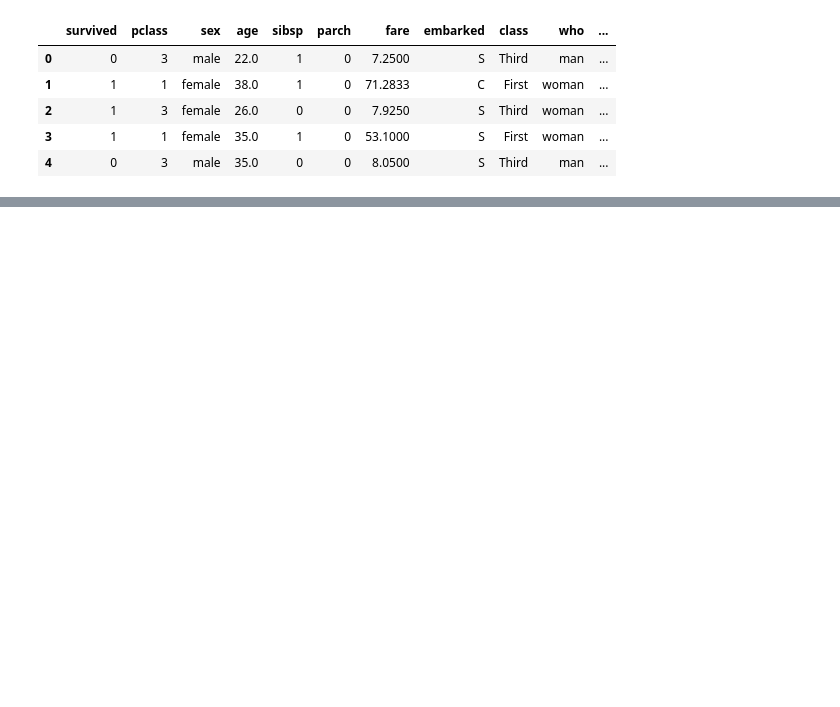
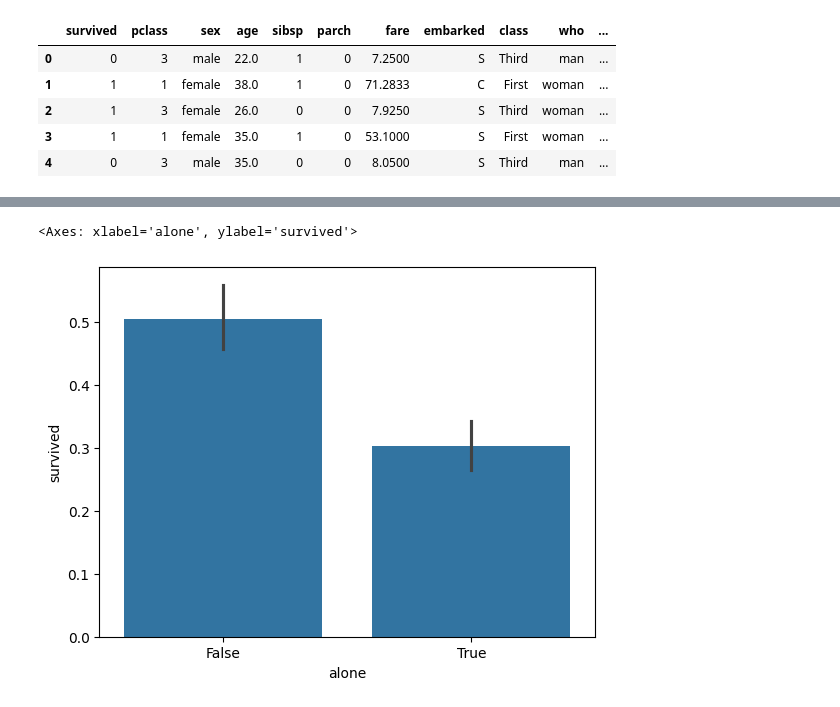
Before and after one commit to attiqaabbasi12/machine-learning, a Jupyter notebook: titanic/titanic.ipynb, the cells around one changed output, grey strips where cells are left out. Saved outputs shown, nothing was run; the diff lists cells and outputs as text; code cells hidden in the pictures; blank space fills up the shorter version.

```diff
--- a/titanic/titanic.ipynb
+++ b/titanic/titanic.ipynb
@@ -19,0 +104,5 @@ df.shape
+# %%
+sns.barplot(data=df, x="alone", y="survived")
+# %% [output]
+<Axes: xlabel='alone', ylabel='survived'>
+[figure, added]
```
Also changed, not shown: parts of 31 cells of this notebook.
